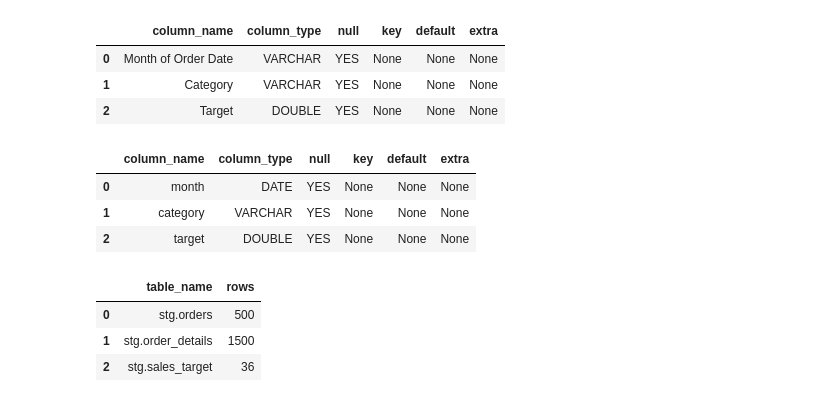
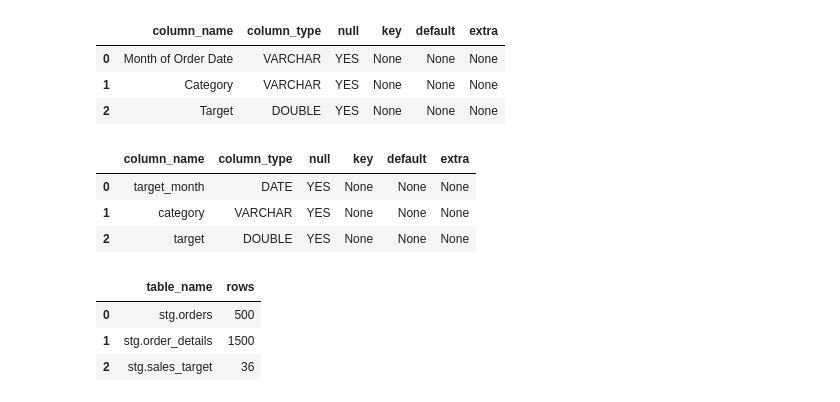
Before and after one commit to eledelaf/E-commerce-Analytics, a Jupyter notebook: portfolio_analysis.ipynb, the cells around one changed output. Saved outputs shown, nothing was run; the diff lists cells and outputs as text; code cells hidden in the pictures.

```diff
--- a/portfolio_analysis.ipynb
+++ b/portfolio_analysis.ipynb
@@ -147,17 +147,18 @@ q(""" DESCRIBE raw.sales_target """)
 # %%
 con.execute("""
 CREATE OR REPLACE VIEW stg.sales_target AS
 SELECT
-    STRPTIME("Month of Order Date", '%b-%Y'):: DATE AS month,
-    TRIM("Category") AS category,
-    "Target":: DOUBLE AS target
-FROM raw.sales_target
+  DATE_TRUNC('month', STRPTIME(CAST("Month of Order Date" AS VARCHAR), '%b-%y'))::DATE AS target_month,
+  TRIM("Category") AS category,
+  CAST("Target" AS DOUBLE) AS target
+FROM raw.sales_target;
 """)
 
+
 q(""" DESCRIBE stg.sales_target """)
 # %% [output]
 |  | column_name | column_type | null | key | default | extra |
-| 0 | month | DATE | YES | None | None | None |
+| 0 | target_month | DATE | YES | None | None | None |
 | 1 | category | VARCHAR | YES | None | None | None |
 | 2 | target | DOUBLE | YES | None | None | None |
 # %%
```
Also changed, not shown: parts of 8 cells of this notebook.
